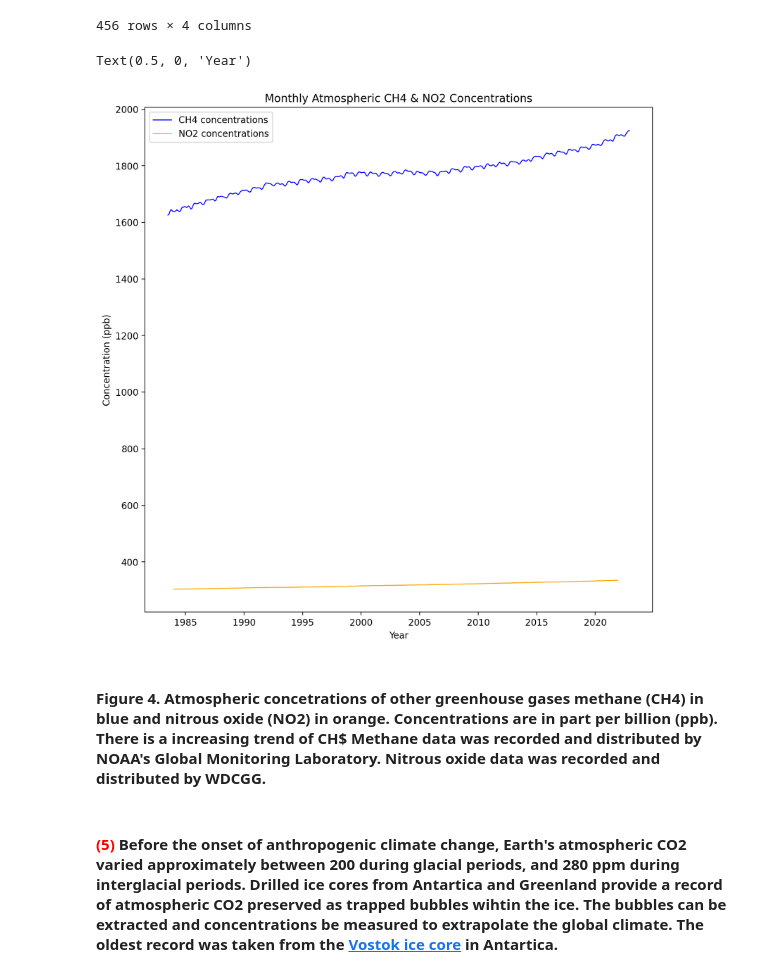
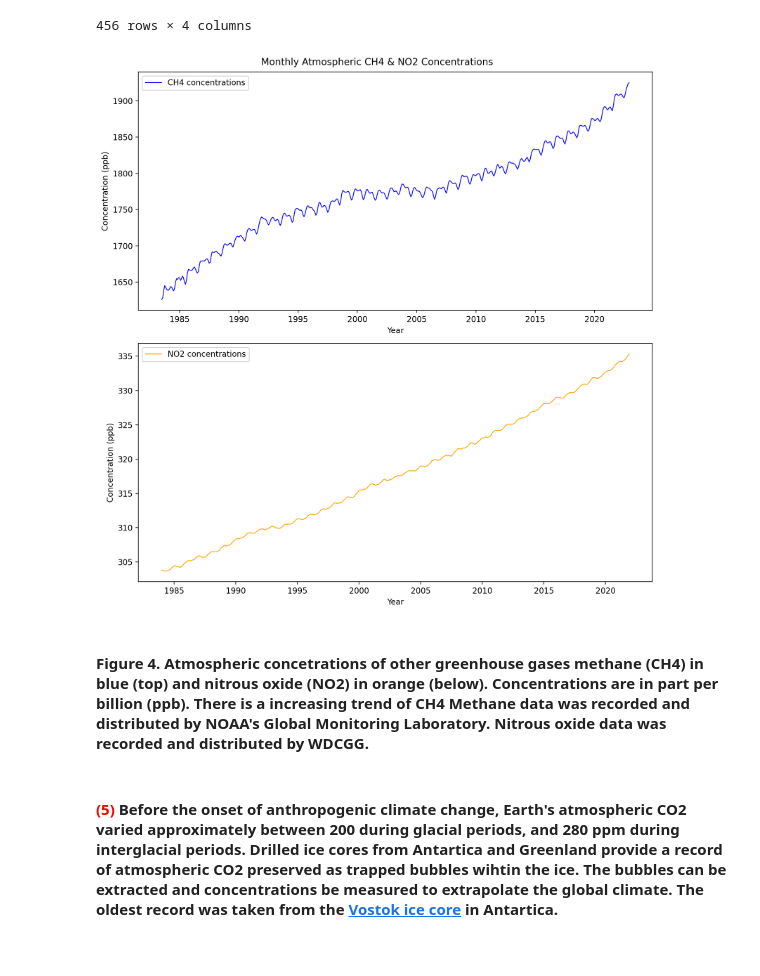
Before and after one commit to airrocker001/Miranda_MiniProj1, a Jupyter notebook: Miranda_Miniproject1.ipynb, the cells around one changed output. Drawn from its saved outputs; the diff is of its cells as text; code cells hidden in the pictures.

```diff
--- a/Miranda_Miniproject1.ipynb
+++ b/Miranda_Miniproject1.ipynb
@@ -160,18 +175,21 @@ CH4_conc = CH4['NOAA CH4 (ppb)']  #Define data columns for CH4 & NO2 concentrati
 Calendar_Date_NO2 = pd.to_datetime(NO2[['Year','Month']].assign(day=1))
 Calendar_Date_CH4 = pd.to_datetime(CH4[['Year','Month']].assign(day=1)) #Use the calendar_date pandas function to convert month & year columns into a date for datasets CH4 & NO2
 # %%
-fig, ax = plt.subplots(figsize = (10,10)) #Define plot size 10x10
-ax.plot(Calendar_Date_CH4,CH4_conc,linewidth=1,label='CH4 concentrations',color='blue') #Plot data CH4_date on x-axis,CO2_Mauna data on y-axis, demarcate line of thickness 1 with blue color. Label as CH4 in legend.
-ax.plot(Calendar_Date_NO2,NO2_conc,linewidth=1,label='NO2 concentrations', color='orange') #Plot data NO2_date on x-axis,NO2_Mauna data on y-axis, demarcate line of thickness 1 with orange color. Label as Mauna Loa NO2 in legend.
-plt.title('Monthly Atmospheric CH4 & NO2 Concentrations') #Define figure title
-ax.legend() #Show legend in figure
-ax.set_ylabel('Concentration (ppb)') #Label y-label Concentration (ppb)
-ax.set_xlabel('Year') #Label x-label Date
+fig, (ax1,ax2) = plt.subplots(nrows = 2, ncols = 1,figsize = (10,10)) #Define plot size 10x10
+ax1.plot(Calendar_Date_CH4,CH4_conc,linewidth=1,label='CH4 concentrations',color='blue') #Plot data CH4_date on x-axis,CO2_Mauna data on y-axis, demarcate line of thickness 1 with blue color. Label as CH4 in legend.
+ax2.plot(Calendar_Date_NO2,NO2_conc,linewidth=1,label='NO2 concentrations', color='orange') #Plot data NO2_date on x-axis,NO2_Mauna data on y-axis, demarcate line of thickness 1 with orange color. Label as Mauna Loa NO2 in legend.
+ax1.legend() #Show legend in top figure
+ax2.legend() #Show legend in bottom figure
+ax1.set_ylabel('Concentration (ppb)') #Label y-label Concentration (ppb)
+ax1.set_xlabel('Year') #Label x-label Year
+ax2.set_ylabel('Concentration (ppb)') #Label y-label Concentration (ppb)
+ax2.set_xlabel('Year') #Label x-label Year
+fig.suptitle('Monthly Atmospheric CH4 & NO2 Concentrations', fontsize=12) #Create title for both graphs and centered above top figure
+plt.tight_layout() #Make figure look nicer
 # %% [output]
-Text(0.5, 0, 'Year')
-[figure, old version]
+[figure, new version]
 # %% [markdown]
-#### **Figure 4.** Atmospheric concetrations of other greenhouse gases methane (CH4) in blue and nitrous oxide (NO2) in orange. Concentrations are in part per billion (ppb). There is a increasing trend of CH$ Methane data was recorded and distributed by NOAA's Global Monitoring Laboratory. Nitrous oxide data was recorded and distributed by WDCGG.
+#### **Figure 4.** Atmospheric concetrations of other greenhouse gases methane (CH4) in blue (top) and nitrous oxide (NO2) in orange (below). Concentrations are in part per billion (ppb). There is a increasing trend of CH4 Methane data was recorded and distributed by NOAA's Global Monitoring Laboratory. Nitrous oxide data was recorded and distributed by WDCGG.
 # %% [markdown]
 #### <span style="color:red">(5)</span> Before the onset of anthropogenic climate change, Earth's atmospheric CO2 varied approximately between 200 during glacial periods, and 280 ppm during interglacial periods. Drilled ice cores from Antartica and Greenland provide a record of atmospheric CO2 preserved as trapped bubbles wihtin the ice. The bubbles can be extracted and concentrations be measured to extrapolate the global climate. The oldest record was taken from the [Vostok ice core](https://climate.nasa.gov/climate_resources/24/graphic-the-relentless-rise-of-carbon-dioxide/#:~:text=They%20tell%20us%20that%20levels,see%20fluctuations%20in%20the%20graph) in Antartica.
 # %% [markdown]
```
Also changed, not shown: parts of 32 cells of this notebook.
